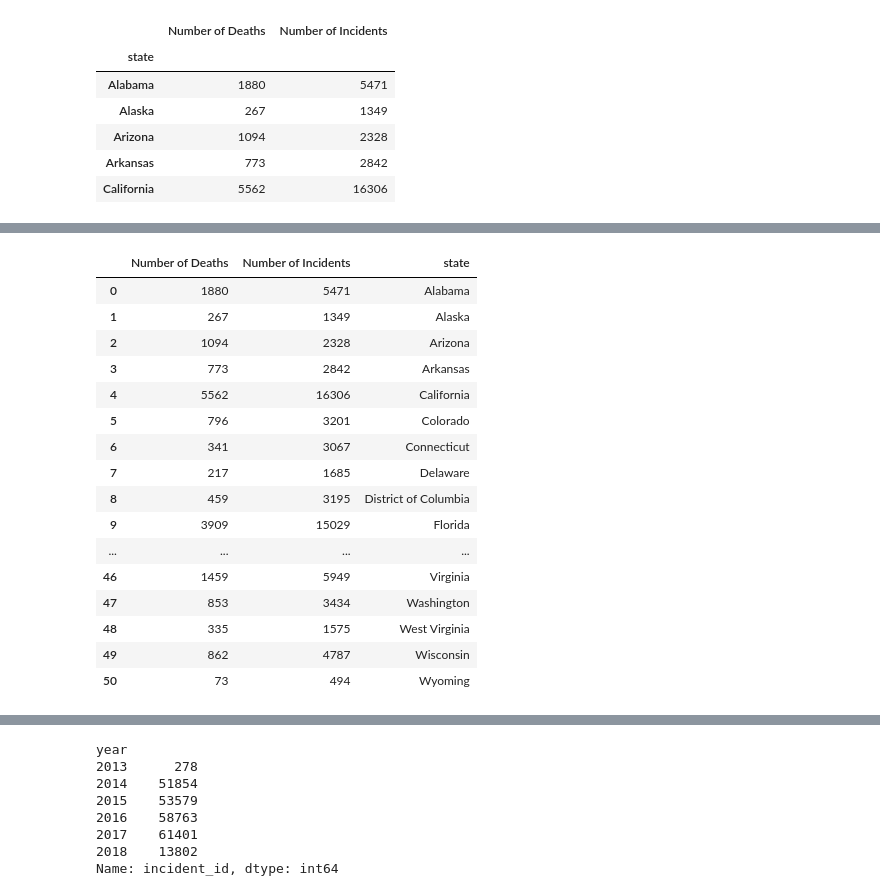
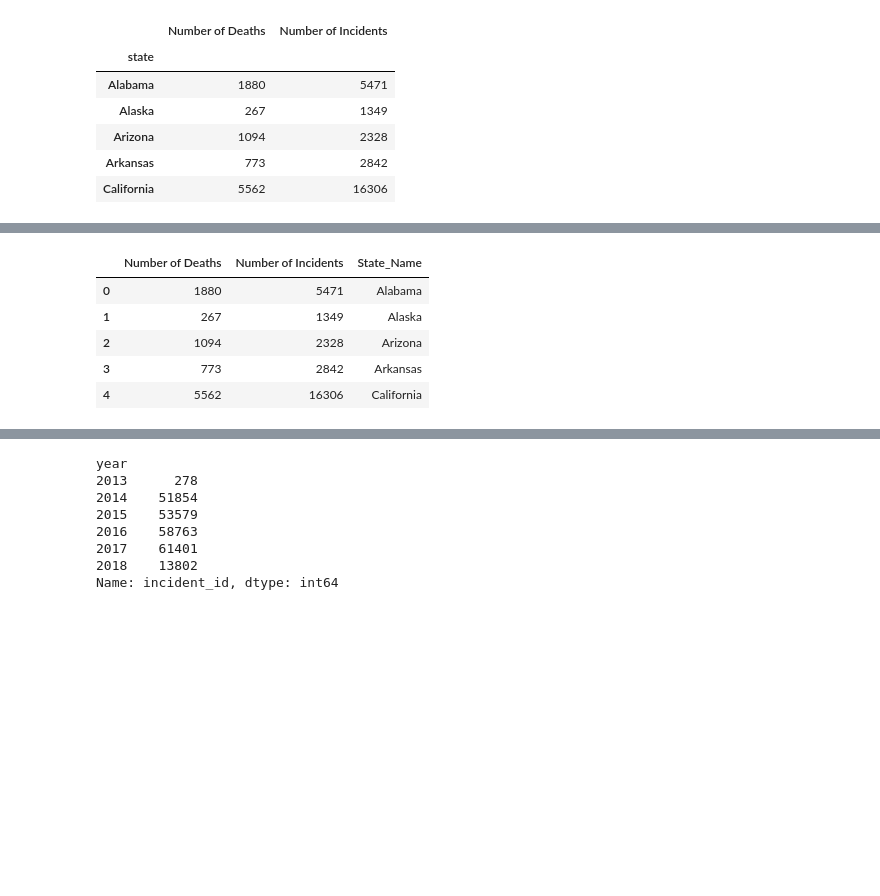
Before and after one commit to summergernon/gun_violence_analysis, a Jupyter notebook: Project_1_SG.ipynb, the cells around one changed output, grey strips where cells are left out. Cells and saved outputs as stored; diff of their text form; code cells hidden in the pictures; blank space fills up the shorter version.

```diff
--- a/Project_1_SG.ipynb
+++ b/Project_1_SG.ipynb
@@ -77,6 +79,6 @@ state_summary.head()
 | California | 5562 | 16306 |
 # %%
 # Add state as a column
-state_summary["state"] = state_summary.index
-state_summary
+state_summary["State_Name"] = state_summary.index
+state_summary.head()
 # %% [output]
@@ -101,22 +92,11 @@ state_summary
 # %%
 # Reset index
 state_summary = state_summary.reset_index(drop=True)
-state_summary
+state_summary.head()
 # %% [output]
-|  | Number of Deaths | Number of Incidents | state |
+|  | Number of Deaths | Number of Incidents | State_Name |
 | 0 | 1880 | 5471 | Alabama |
 | 1 | 267 | 1349 | Alaska |
 | 2 | 1094 | 2328 | Arizona |
 | 3 | 773 | 2842 | Arkansas |
 | 4 | 5562 | 16306 | California |
-| 5 | 796 | 3201 | Colorado |
-| 6 | 341 | 3067 | Connecticut |
-| 7 | 217 | 1685 | Delaware |
-| 8 | 459 | 3195 | District of Columbia |
-| 9 | 3909 | 15029 | Florida |
-| ... | ... | ... | ... |
-| 46 | 1459 | 5949 | Virginia |
-| 47 | 853 | 3434 | Washington |
-| 48 | 335 | 1575 | West Virginia |
-| 49 | 862 | 4787 | Wisconsin |
-| 50 | 73 | 494 | Wyoming |
```
Also changed, not shown: parts of 27 cells of this notebook.
